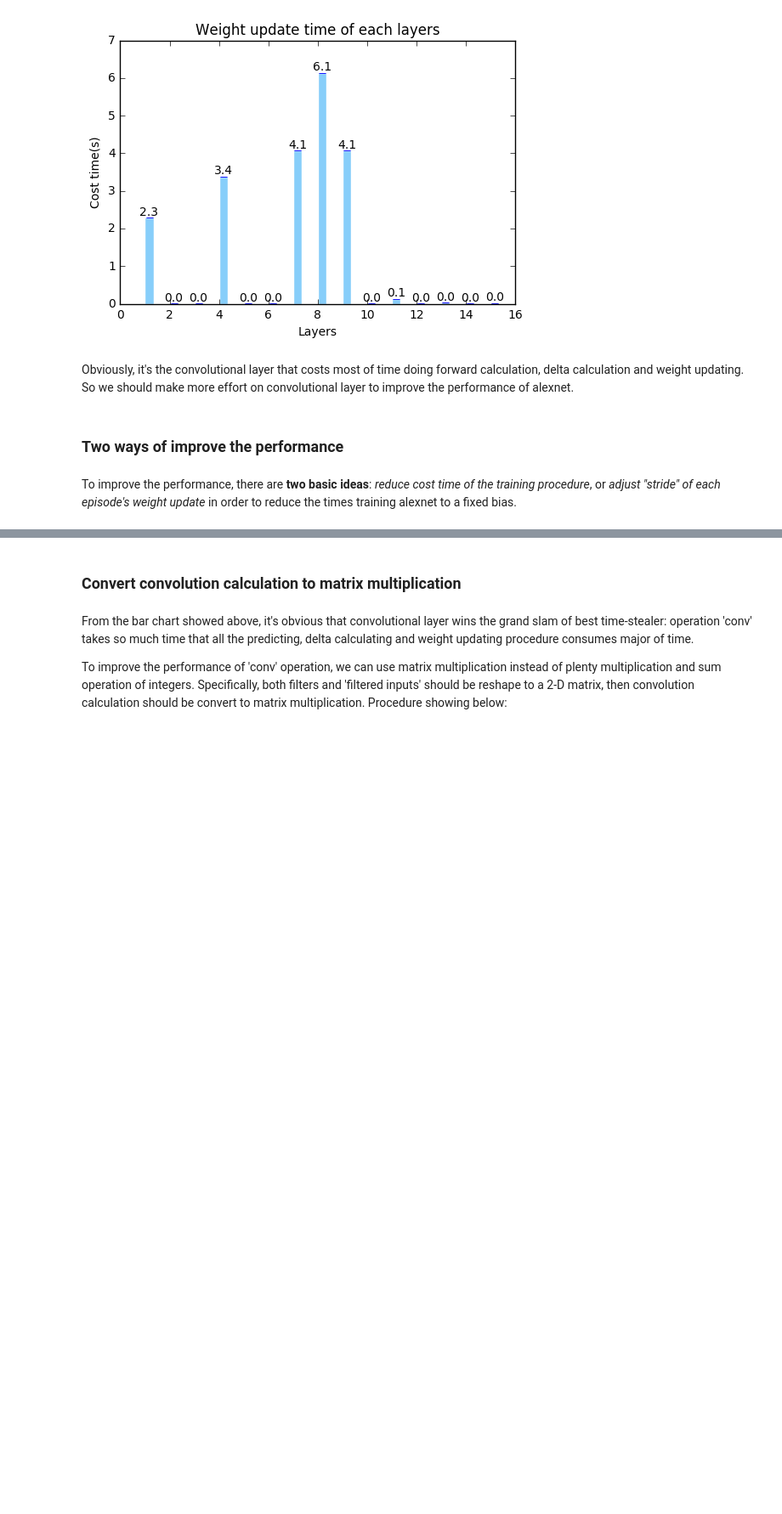
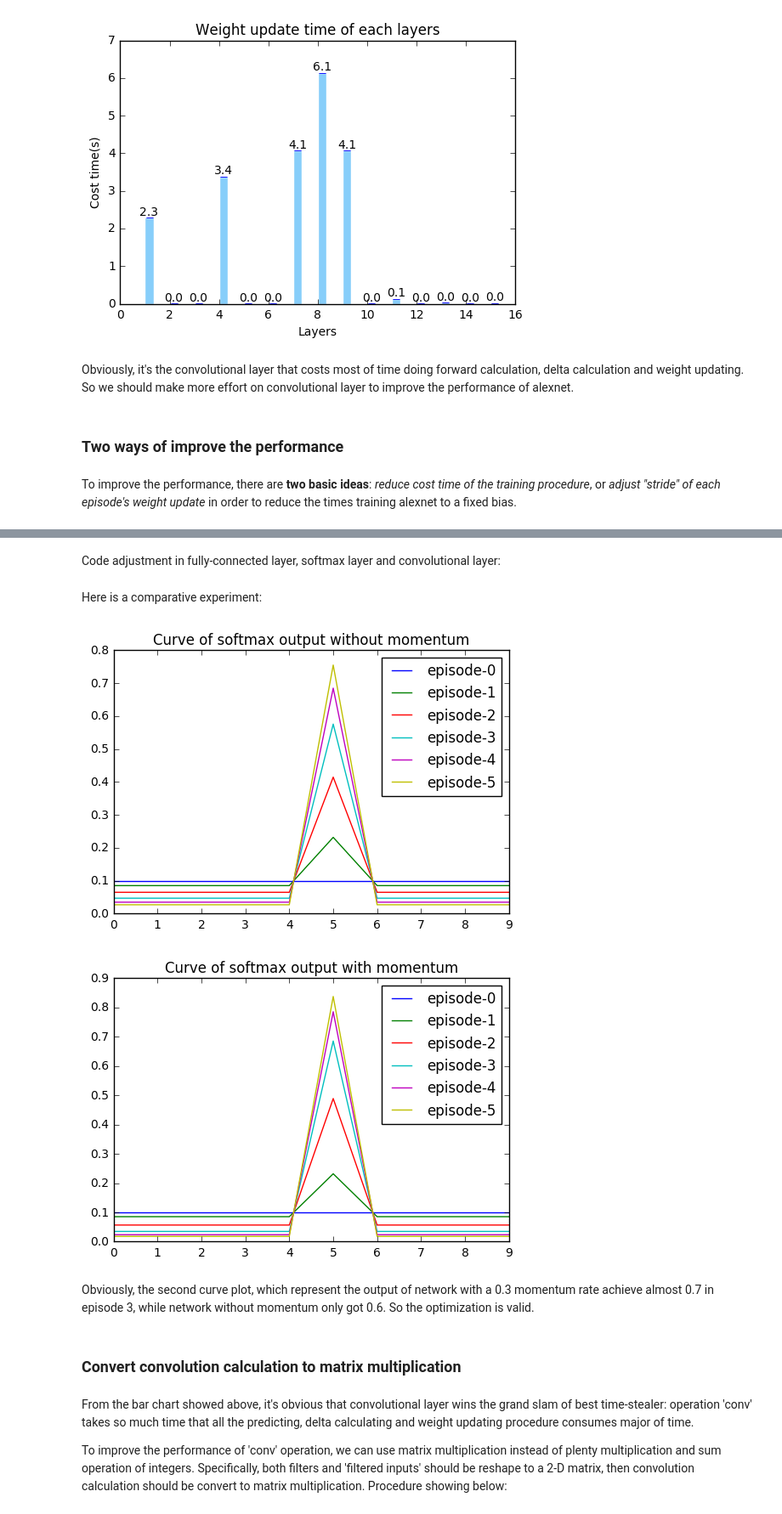
Before and after one commit to supermizar/alexnet, a Jupyter notebook: AlexNet.ipynb, the cells around one changed output, grey strips where cells are left out. Shown at 85% size. Cells and saved outputs as stored; diff of their text form; code cells hidden in the pictures; blank space fills up the shorter version.

Commit message:
feature: momentum sgd

```diff
--- a/AlexNet.ipynb
+++ b/AlexNet.ipynb
@@ -538,0 +545,21 @@ To improve the performance, there are **two basic ideas**: *reduce cost time of
+# %% [markdown]
+Code adjustment in fully-connected layer, softmax layer and convolutional layer:
+# %%
+class FcLayer(object):
+    def update_weight(self, rate):
+        trans_gradient = np.dot(self.delta_array.reshape([len(self.delta_array),1]),
+                                self.input_array.reshape([1, self.input_1dim]))
+        bias_gradient = self.delta_array
+        self.trans_matrix += rate * trans_gradient + self.momentum_rate * self.trans_gradient_cache
+        self.bias_array += rate * bias_gradient + self.momentum_rate * self.bias_gradient_cache
+        self.trans_gradient_cache = trans_gradient
+        self.bias_gradient_cache = bias_gradient
+# %%
+class SoftmaxLayer(FcLayer):
+    def update_weight(self, rate):
+        trans_gradient = np.dot(self.delta_array.reshape([len(self.delta_array),1]),self.input_array.reshape([1, self.input_1dim]))
+        bias_gradient = self.delta_array
+        self.trans_matrix += rate * trans_gradient + self.momentum_rate * self.trans_gradient_cache
+        self.bias_array += rate * bias_gradient + self.momentum_rate * self.bias_gradient_cache
+        self.trans_gradient_cache = trans_gradient
+        self.bias_gradient_cache = bias_gradient
@@ -539,3 +592,62 @@ To improve the performance, there are **two basic ideas**: *reduce cost time of
+# %% [markdown]
+Here is a comparative experiment:
+# %%
+import numpy as np
+from python.layers.conv_layer import ConvLayer
+from python.layers.conv_layer_hidden import ConvLayerHidden
+from python.layers.fc_layer import FcLayer
+from python.layers.lrn_layer import LrnLayer
+from python.layers.max_pooling_layer import MaxPoolingLayer
+from python.layers.softmax_layer import SoftmaxLayer
+from python.utils.sci_plotter import SciPlot
+
+from python.layers.dropout_layer import DropoutLayer
+from python.network.network import Network
+from python.utils.activator import ReluActivator as Relu
+if __name__ == '__main__':
+    fake_image = np.random.uniform(0, 255, [3, 25, 25])
+    fake_label = np.zeros([10])
+    fake_label[5] = 1
+    net = Network()
+
+    sp = SciPlot('Curve of softmax output without momentum')
+    ConvLayer(net, 25, 25, 3, 11, 11, 48, 2, 4, Relu(), 0.05)
+    LrnLayer(net, 2, 0.0001, 5, 0.75)
+    MaxPoolingLayer(net, 3, 3, 2)
+
+    FcLayer(net, 5, Relu())
+    DropoutLayer(net,dropout_prob=0.5)
+    SoftmaxLayer(net, 10)
+
+    sp.plot(net.predict(fake_image, training=False), desc='episode-' + str(0))
+    for i in range(0, 5):
+        net.train_one_sample(fake_label, fake_image, 1, showlog=False)
+        sp.plot(net.predict(fake_image, training=False), desc='episode-'+str(i+1))
+
+    sp.show()
+
+    net = Network()
+
+    sp = SciPlot('Curve of softmax output with momentum')
+    ConvLayer(net, 25, 25, 3, 11, 11, 48, 2, 4, Relu(), 0.05, momentum_rate=0.3)
+    LrnLayer(net, 2, 0.0001, 5, 0.75)
+    MaxPoolingLayer(net, 3, 3, 2)
+
+    FcLayer(net, 5, Relu(), momentum_rate=0.3)
+    DropoutLayer(net,dropout_prob=0.5)
+    SoftmaxLayer(net, 10, momentum_rate=0.3)
+
+    sp.plot(net.predict(fake_image, training=False), desc='episode-' + str(0))
+    for i in range(0, 5):
+        net.train_one_sample(fake_label, fake_image, 1, showlog=False)
+        sp.plot(net.predict(fake_image, training=False), desc='episode-'+str(i+1))
+
+    sp.show()
+# %% [output]
+[figure, added]
+[figure, added]
+# %% [markdown]
+Obviously, the second curve plot, which represent the output of network with a 0.3 momentum rate achieve almost 0.7 in episode 3, while network without momentum only got 0.6. So the optimization is valid.
 # %% [markdown]
 ### Convert convolution calculation to matrix multiplication
 # %% [markdown]
```
Also changed, not shown: parts of 8 cells of this notebook, 5 other files.
